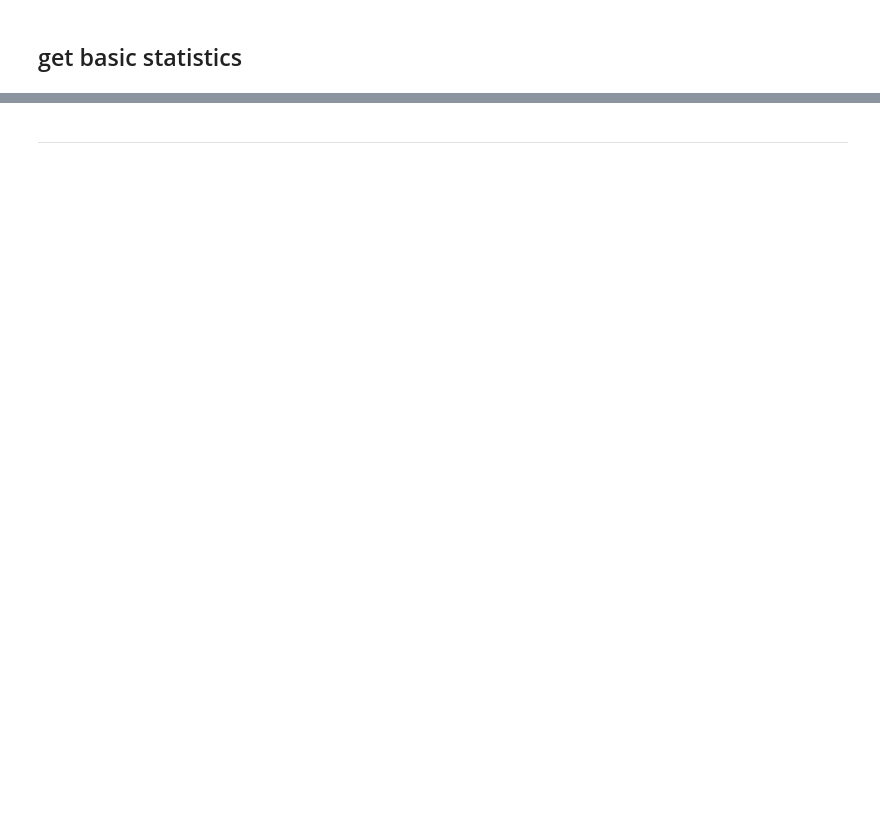
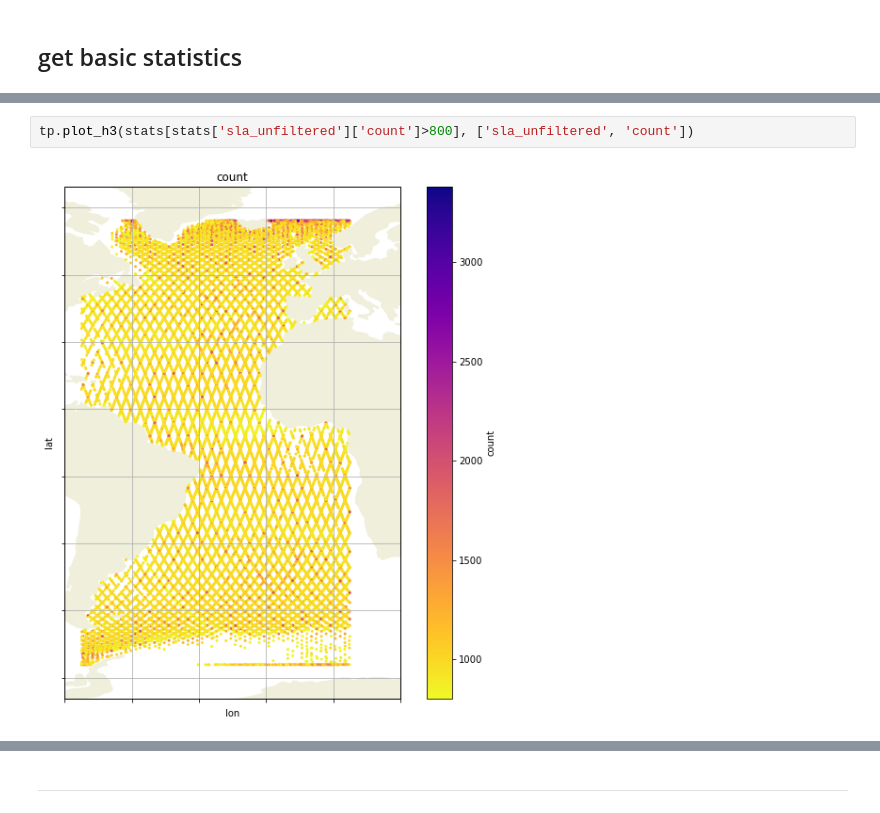
Before and after one commit to apatlpo/itide_ops, a Jupyter notebook: tipe_2019/altimetry.ipynb, the cells around one changed output, grey strips where cells are left out. Saved outputs shown, nothing was run; the diff lists cells and outputs as text; blank space fills up the shorter version.

```diff
--- a/tipe_2019/altimetry.ipynb
+++ b/tipe_2019/altimetry.ipynb
@@ -370,0 +184,4 @@ ax.set_aspect(1)
+# %%
+tp.plot_h3(stats[stats['sla_unfiltered']['count']>800], ['sla_unfiltered', 'count'])
+# %% [output]
+[figure, added]
```
Also changed, not shown: parts of 68 cells of this notebook, 5 other files.
